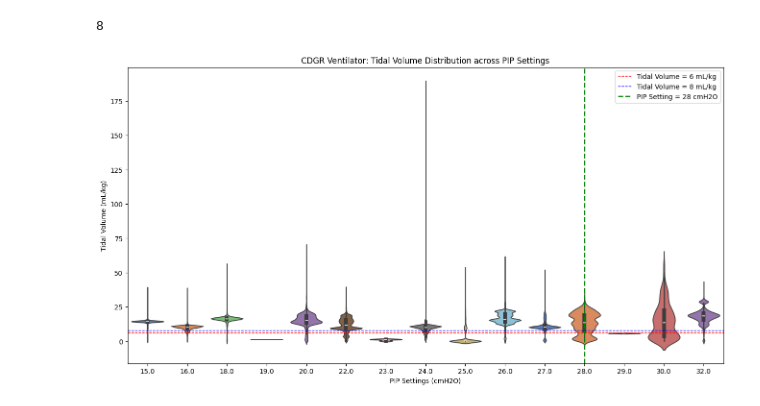
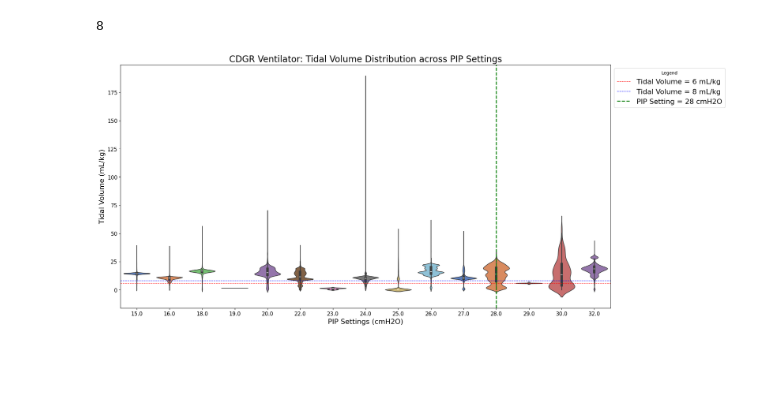
Before and after one commit to LoWeT3469/PARDS, a Jupyter notebook: a-Pressure&Volume.ipynb, the cells around one changed output. Cells and saved outputs as stored; diff of their text form; code cells hidden in the pictures; blank space fills up the shorter version.

```diff
--- a/a-Pressure&Volume.ipynb
+++ b/a-Pressure&Volume.ipynb
@@ -816,6 +846,10 @@ for filename in result_df['Source_File'].unique():
                 # Calculate 'TV(mL/kg)' and assign to a new column
                 result_df.loc[subset_df.index, 'TV(mL/kg)'] = subset_df['Tidal_Volume'] / weight
                 # print(subset_df['TV(mL/kg)'])
+
+                # Add PID and weight to the DataFrame
+                result_df.loc[subset_df.index, 'PID'] = pid
+                result_df.loc[subset_df.index, 'Weight'] = weight
             else:
                 print("Weight is None, cannot calculate 'TV(mL/kg)'.")
         else:
@@ -823,15 +857,14 @@ for filename in result_df['Source_File'].unique():
     else:
         print("No match found for filename:", filename)
 
-
 # Set the size of the plot
-plt.figure(figsize=(16, 8))
+plt.figure(figsize=(20, 10))
 
 # Create violin plot
 sns.violinplot(data=result_df, x='PIP_Settings', y='TV(mL/kg)', hue='PIP_Settings', palette='muted', legend=False)
-plt.xlabel('PIP Settings (mbar)')
-plt.ylabel('Tidal Volume (mL/kg)')
-plt.title('CDGR Ventilator: Tidal Volume Distribution across PIP Settings')
+plt.xlabel('PIP Settings (mbar)', fontsize=16)
+plt.ylabel('Tidal Volume (mL/kg)', fontsize=16)
+plt.title('CDGR Ventilator: Tidal Volume Distribution across PIP Settings', fontsize=20)
 
 # Add thresholds for Volume in violin plot
 plt.axhline(y=6, color='r', linestyle='--', linewidth=1, label='Tidal Volume = 6 mL/kg')
@@ -847,6 +880,10 @@ pip_28_index = np.where(x_index == 28.0)[0][0]
 # Add vertical line at x=28.0
 plt.axvline(x=pip_28_index, color='g', linestyle='--', linewidth=2, label='PIP Setting = 28 mbar')
 
-plt.legend()
+plt.xticks(fontsize=12)
+plt.yticks(fontsize=12)
+
+# plt.legend()
+plt.legend(title='Legend', bbox_to_anchor=(1, 1), loc='upper left', fontsize=16)
 plt.show()
 # %% [output]
@@ -1452,38 +1556,47 @@ for filename in result_df['Source_File'].unique():
                 # Calculate 'TV(mL/kg)' and assign to a new column
                 result_df.loc[subset_df.index, 'TV(mL/kg)'] = subset_df['Tidal_Volume'] / weight
                 # print(subset_df['TV(mL/kg)'])
+
+                # Add PID and weight to the DataFrame
+                result_df.loc[subset_df.index, 'PID'] = pid
+                result_df.loc[subset_df.index, 'Weight'] = weight
             else:
                 print("Weight is None, cannot calculate 'TV(mL/kg)'.")
         else:
             print("No weight information found for PID:", pid)
     else:
         print("No match found for filename:", filename)
 
-
 # Set the size of the plot
-plt.figure(figsize=(16, 8))
+plt.figure(figsize=(20, 10))
 
 # Create violin plot
 sns.violinplot(data=result_df, x='PIP_Settings', y='TV(mL/kg)', hue='PIP_Settings', palette='muted', legend=False)
-plt.xlabel('PIP Settings (cmH2O)')
-plt.ylabel('Tidal Volume (mL/kg)')
-plt.title('CDGR Ventilator: Tidal Volume Distribution across PIP Settings')
+plt.xlabel('PIP Settings (cmH2O)', fontsize=16)
+plt.ylabel('Tidal Volume (mL/kg)', fontsize=16)
+plt.title('CDGR Ventilator: Tidal Volume Distribution across PIP Settings', fontsize=20)
 
 # Add thresholds for Volume in violin plot
 plt.axhline(y=6, color='r', linestyle='--', linewidth=1, label='Tidal Volume = 6 mL/kg')
 plt.axhline(y=8, color='b', linestyle='--', linewidth=1, label='Tidal Volume = 8 mL/kg')
 
 # Find the index corresponding to PIP Setting of 28.0
 # Get unique PIP_Settings values and drop NaN
 x_index = result_df['PIP_Settings'].dropna().unique()
 # Sort the unique values in ascending order
 x_index.sort()
 # Find the index corresponding to PIP Setting of 28.0
 pip_28_index = np.where(x_index == 28.0)[0][0]
 # Add vertical line at x=28.0
 plt.axvline(x=pip_28_index, color='g', linestyle='--', linewidth=2, label='PIP Setting = 28 cmH2O')
 
-plt.legend()
+plt.xticks(fontsize=12)
+plt.yticks(fontsize=12)
+
+# plt.legend()
+# plt.legend()
+plt.legend(title='Legend', bbox_to_anchor=(1, 1), loc='upper left', fontsize=16)
+
 plt.show()
 # %% [output]
-[figure, old version]
+[figure, new version]
```
Also changed, not shown: parts of 11 cells of this notebook, 8 other files.
